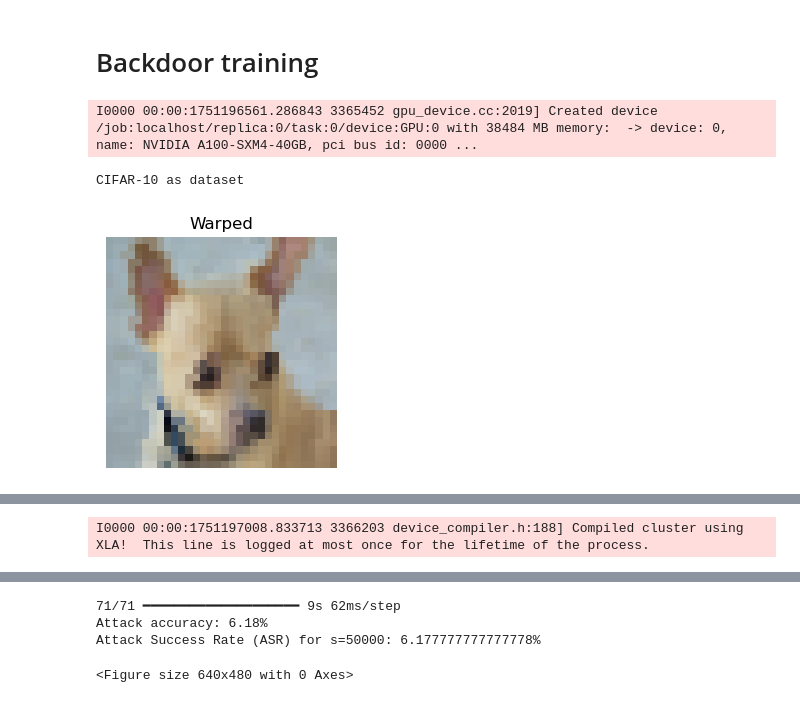
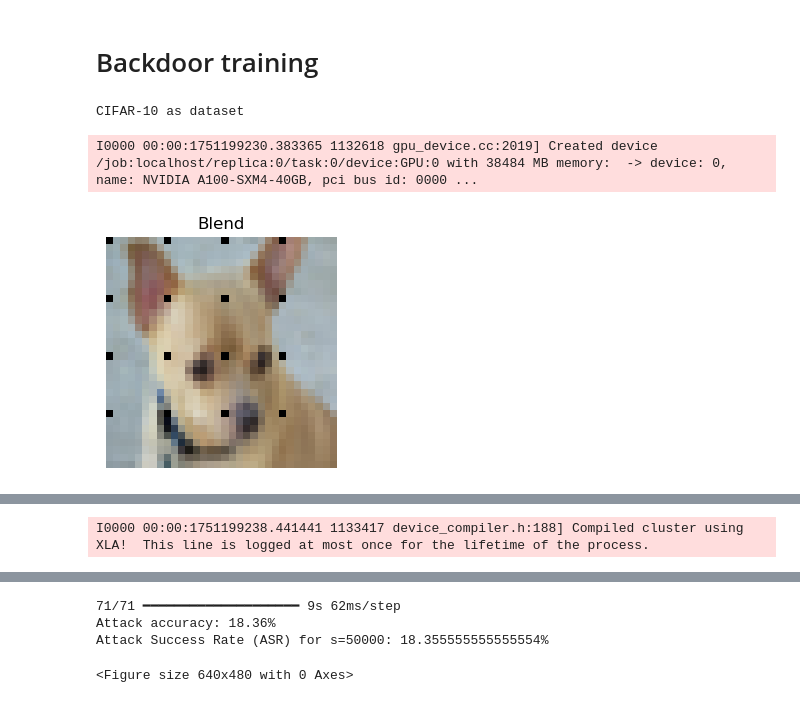
Before and after one commit to jonatelintelo/pmoe_backdoor, a Jupyter notebook: training_backdoor_pmoe.ipynb, the cells around one changed output, grey strips where cells are left out. Cells and saved outputs as stored; diff of their text form; code cells hidden in the pictures.

```diff
--- a/training_backdoor_pmoe.ipynb
+++ b/training_backdoor_pmoe.ipynb
@@ -44,7 +44,7 @@ To enable the following instructions: AVX2 AVX512F AVX512_VNNI FMA, in other ope
 # %%
 # Configuration
 dataset = 'CIFAR-10' # 'CIFAR-10' , 'GTSRB'
-trigger = 'warped' # 'square' , 'blend' , 'warped'
+trigger = 'blend' # 'square' , 'blend' , 'warped'
 # poisoning_rate = 0.0001  # 2% poisoning rate, adjust this to other poisoning rates
 poisoning_rate = 0.0005  # 2% poisoning rate, adjust this to other poisoning rates
 # poisoning_rate = 0.001  # 2% poisoning rate, adjust this to other poisoning rates
@@ -53,6 +53,9 @@ poisoning_rate = 0.0005  # 2% poisoning rate, adjust this to other poisoning rat
 # poisoning_rate = 0.06  # 2% poisoning rate, adjust this to other poisoning rates
 # poisoning_rate = 0.1  # 2% poisoning rate, adjust this to other poisoning rates
 
+_warping = 0.025
+weight = 0.78
+_size = 1
 n_experts = 4
 patch_level = True # False for trigger on entire image
 
@@ -358,7 +361,6 @@ class GenerateBlendedTrigger:
             img = img / 255.0
 
         # Blend the images
-        weight = 0.7
         img = ((img*weight) + (crafted_trigger_normalized*(1-weight)))
         # plt.figure(figsize=(4, 4))
         # plt.imshow(img, cmap='gray' if self.dims[-1] == 1 else None)
@@ -374,7 +376,7 @@ class GenerateWarpedTrigger:
     Compatible with TensorFlow.
     """
 
-    def __init__(self, dataset, s=0.15, grid_rescale=1.0, k = 2, input_height = 32):
+    def __init__(self, dataset, s=_warping, grid_rescale=1.0, k = 2, input_height = 32):
         """
         Initialize the warped trigger generator.
         :param dataset: Dataset name (e.g., 'mnist', 'cifar10', etc.) for defining image dimensions.
@@ -743,7 +745,7 @@ def calculate_ASR(model, test_data, test_labels, target_label, source_label=None
 # plt.show()
 # %%
 if trigger == 'square':
-  trigger_generator = GenerateSQRTrigger((4, 4), 'upper-left')
+  trigger_generator = GenerateSQRTrigger((_size, _size), 'upper-left')
 if trigger == 'blend':
   trigger_generator = GenerateBlendedTrigger("cifar10", "hello-kitty")
 if trigger == 'warped':
@@ -877,7 +879,7 @@ for s in [50000]:
   plt.figure(figsize=(3, 3))
   plt.imshow((image_patch[0]), cmap='gray')
   plt.axis('off')
-  plt.title("Warped")
+  plt.title("Blend")
   plt.show()
   plt.savefig(f'/home/jtelintelo/pmoe_backdoor/result_images/{trigger}_patchlevel-{patch_level}.pdf')
 
@@ -931,34 +933,34 @@ for s in [50000]:
   assignment_callback = tf.keras.callbacks.LambdaCallback(on_epoch_end=capture_patch_assignments)
   weight_callback = tf.keras.callbacks.LambdaCallback(
     on_epoch_end=lambda epoch, logs: weights_dict.update({epoch: model.get_weights()}))
 
   testing_after_epoch = tf.keras.callbacks.LambdaCallback(
     on_epoch_end=lambda epoch, logs: z.append(model.evaluate(testing_data, testing_label, batch_size=1000, verbose=1)))
 
 
   if load_model:
     model.load_weights(f'/home/jtelintelo/pmoe_backdoor/model_files/{dataset}_{trigger}_{poisoning_rate}-poisonrate_{n_experts}-experts_patchlevel-{patch_level}.weights.h5')
   # Train the Model
   if train:
     x = model.fit(poisoned_training_data, poisoned_training_label, batch_size=128, epochs=25,
                 callbacks=[testing_after_epoch, weight_callback, assignment_callback])
     f = f'/home/jtelintelo/pmoe_backdoor/results/test_acc_loss_{dataset}_{trigger}_{poisoning_rate}-poisonrate_{n_experts}-experts_patchlevel-{patch_level}' + str(s // 1000)
     np.save(f, z)
 
   asr = calculate_ASR(
       model=model,
       test_data=poisoned_testing_data,
       test_labels=poisoned_testing_label,
       target_label=target_label,
       source_label=source_label,  # None if source-agnostic
       verbose=True
   )
   print(f"Attack Success Rate (ASR) for s={s}: {asr}%")
 
   if save_model:
     model.save_weights(f'/home/jtelintelo/pmoe_backdoor/model_files/{dataset}_{trigger}_{poisoning_rate}-poisonrate_{n_experts}-experts_patchlevel-{patch_level}.weights.h5')
 # %% [output]
-I0000 00:00:1751196561.286843 3365452 gpu_device.cc:2019] Created device /job:localhost/replica:0/task:0/device:GPU:0 with 38484 MB memory:  -> device: 0, name: NVIDIA A100-SXM4-40GB, pci bus id: 0000 ...
+CIFAR-10 as dataset
-CIFAR-10 as dataset
+I0000 00:00:1751199230.383365 1132618 gpu_device.cc:2019] Created device /job:localhost/replica:0/task:0/device:GPU:0 with 38484 MB memory:  -> device: 0, name: NVIDIA A100-SXM4-40GB, pci bus id: 0000 ...
-[figure, old version]
+[figure, new version]
 WARNING: All log messages before absl::InitializeLog() is called are written to STDERR
@@ -975 +977 @@ I0000 00:00:1751197005.335617 3366203 cuda_dnn.cc:529] Loaded cuDNN version 9050
-I0000 00:00:1751197008.833713 3366203 device_compiler.h:188] Compiled cluster using XLA!  This line is logged at most once for the lifetime of the process.
+I0000 00:00:1751199238.441441 1133417 device_compiler.h:188] Compiled cluster using XLA!  This line is logged at most once for the lifetime of the process.
@@ -984,6 +986,6 @@ I0000 00:00:1751197008.833713 3366203 device_compiler.h:188] Compiled cluster us
 71/71 ━━━━━━━━━━━━━━━━━━━━ 9s 62ms/step
-Attack accuracy: 6.18%
-Attack Success Rate (ASR) for s=50000: 6.177777777777778%
+Attack accuracy: 18.36%
+Attack Success Rate (ASR) for s=50000: 18.355555555555554%
 <Figure size 640x480 with 0 Axes>
 # %%
 def avg_stddev_calc(f, no_v):
```
Also changed, not shown: parts of 3 cells of this notebook, 3 other files.
